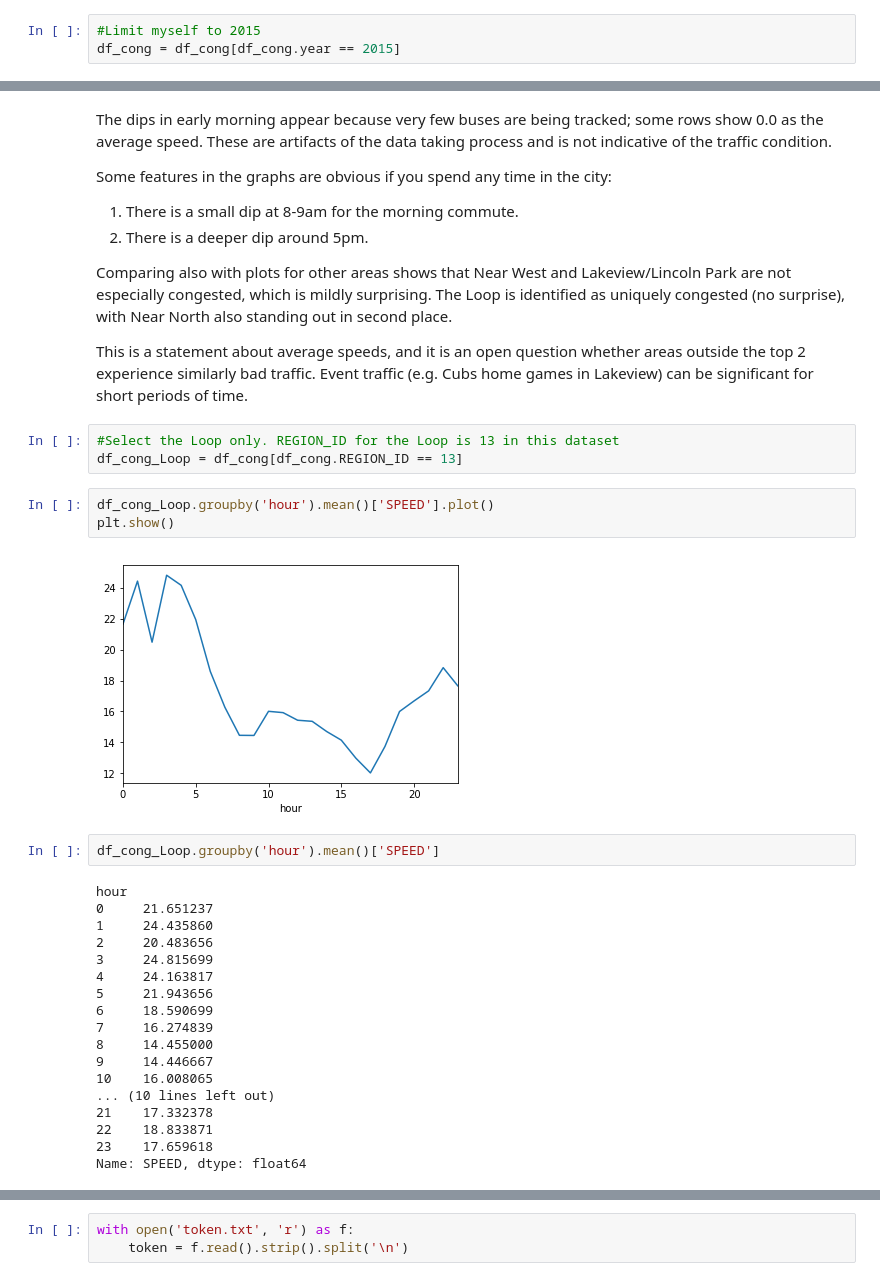
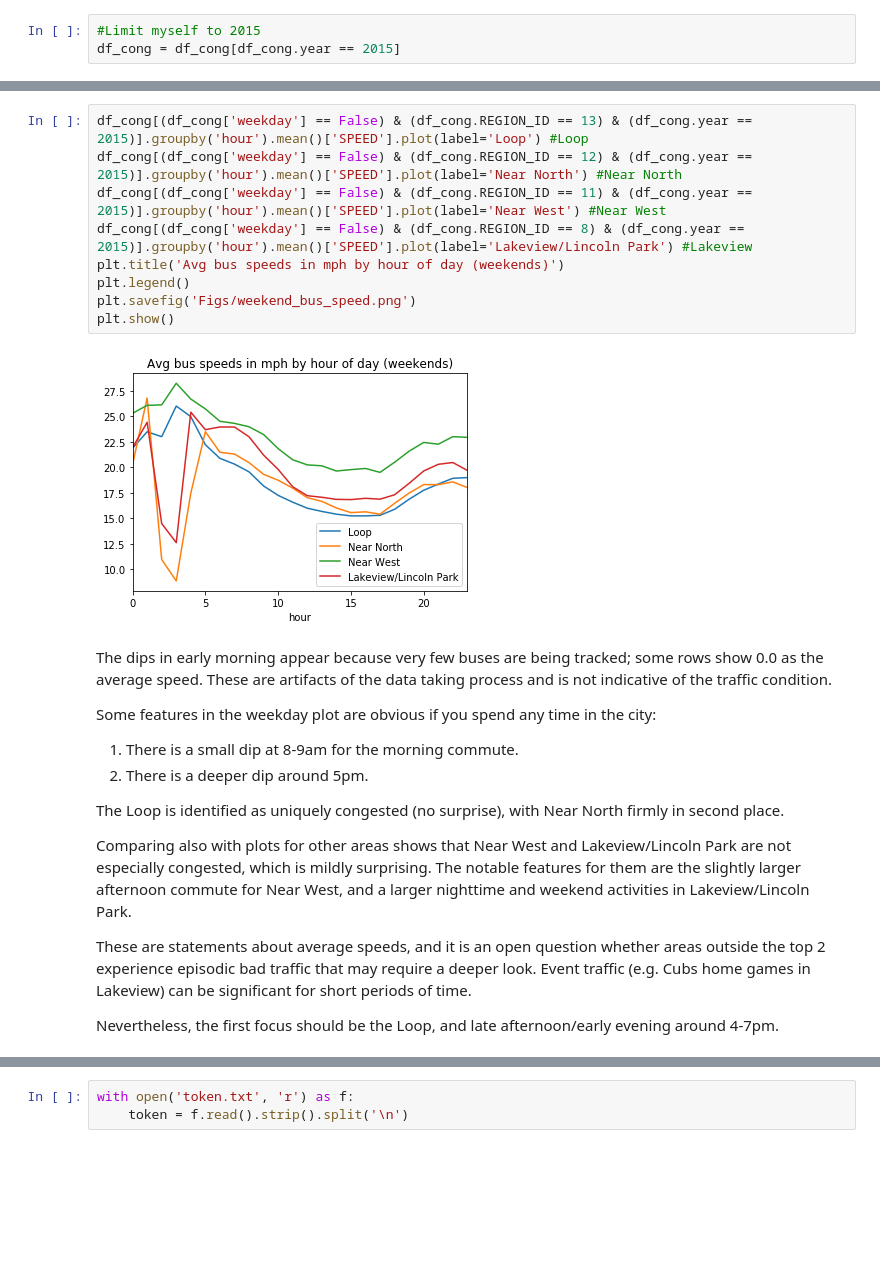
Before and after one commit to Inoueian/chicago-taxi, a Jupyter notebook: Challenge_3.ipynb, the cells around one changed output, grey strips where cells are left out. Drawn from its saved outputs; the diff is of its cells as text; blank space fills up the shorter version.

```diff
--- a/Challenge_3.ipynb
+++ b/Challenge_3.ipynb
@@ -40,38 +55,25 @@ plt.show()
+# %%
+df_cong[(df_cong['weekday'] == False) & (df_cong.REGION_ID == 13) & (df_cong.year == 2015)].groupby('hour').mean()['SPEED'].plot(label='Loop') #Loop
+df_cong[(df_cong['weekday'] == False) & (df_cong.REGION_ID == 12) & (df_cong.year == 2015)].groupby('hour').mean()['SPEED'].plot(label='Near North') #Near North
+df_cong[(df_cong['weekday'] == False) & (df_cong.REGION_ID == 11) & (df_cong.year == 2015)].groupby('hour').mean()['SPEED'].plot(label='Near West') #Near West
+df_cong[(df_cong['weekday'] == False) & (df_cong.REGION_ID == 8) & (df_cong.year == 2015)].groupby('hour').mean()['SPEED'].plot(label='Lakeview/Lincoln Park') #Lakeview
+plt.title('Avg bus speeds in mph by hour of day (weekends)')
+plt.legend()
+plt.savefig('Figs/weekend_bus_speed.png')
+plt.show()
+# %% [output]
+[figure, added]
 # %% [markdown]
 The dips in early morning appear because very few buses are being tracked; some rows show 0.0 as the average speed. These are artifacts of the data taking process and is not indicative of the traffic condition.
 
-Some features in the graphs are obvious if you spend any time in the city:
+Some features in the weekday plot are obvious if you spend any time in the city:
 1. There is a small dip at 8-9am for the morning commute.
 2. There is a deeper dip around 5pm.
 
-Comparing also with plots for other areas shows that Near West and Lakeview/Lincoln Park are not especially congested, which is mildly surprising. The Loop is identified as uniquely congested (no surprise), with Near North also standing out in second place.
+The Loop is identified as uniquely congested (no surprise), with Near North firmly in second place.
 
-This is a statement about average speeds, and it is an open question whether areas outside the top 2 experience similarly bad traffic. Event traffic (e.g. Cubs home games in Lakeview) can be significant for short periods of time.
+Comparing also with plots for other areas shows that Near West and Lakeview/Lincoln Park are not especially congested, which is mildly surprising. The notable features for them are the slightly larger afternoon commute for Near West, and a larger nighttime and weekend activities in Lakeview/Lincoln Park.
+
+These are statements about average speeds, and it is an open question whether areas outside the top 2 experience episodic bad traffic that may require a deeper look. Event traffic (e.g. Cubs home games in Lakeview) can be significant for short periods of time.
+
+Nevertheless, the first focus should be the Loop, and late afternoon/early evening around 4-7pm.
-# %%
-#Select the Loop only. REGION_ID for the Loop is 13 in this dataset
-df_cong_Loop = df_cong[df_cong.REGION_ID == 13]
-# %%
-df_cong_Loop.groupby('hour').mean()['SPEED'].plot()
-plt.show()
-# %% [output]
-[figure, removed]
-# %%
-df_cong_Loop.groupby('hour').mean()['SPEED']
-# %% [output]
-hour
-0     21.651237
-1     24.435860
-2     20.483656
-3     24.815699
-4     24.163817
-5     21.943656
-6     18.590699
-7     16.274839
-8     14.455000
-9     14.446667
-10    16.008065
-... (10 lines left out)
-21    17.332378
-22    18.833871
-23    17.659618
-Name: SPEED, dtype: float64
```
Also changed, not shown: parts of 46 cells of this notebook, 6 other files.
